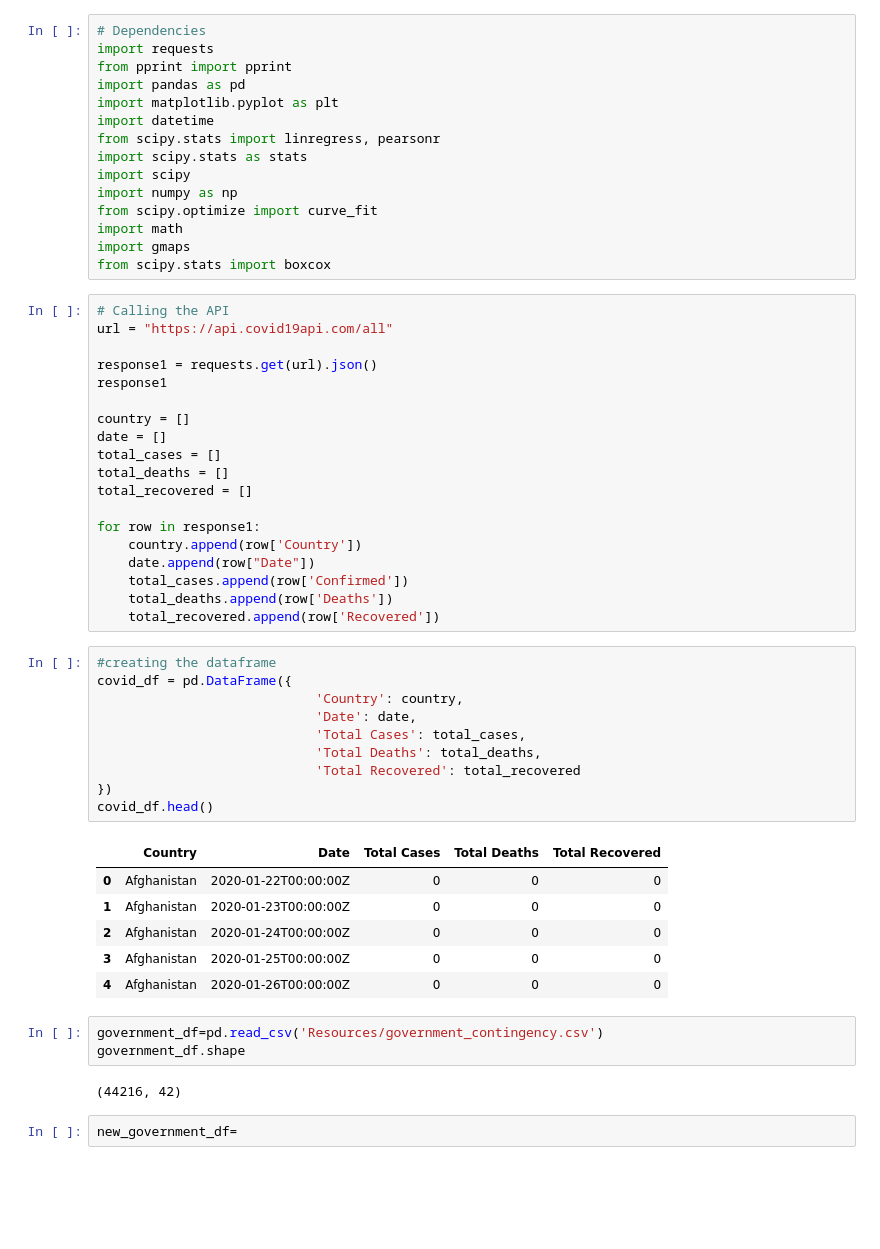
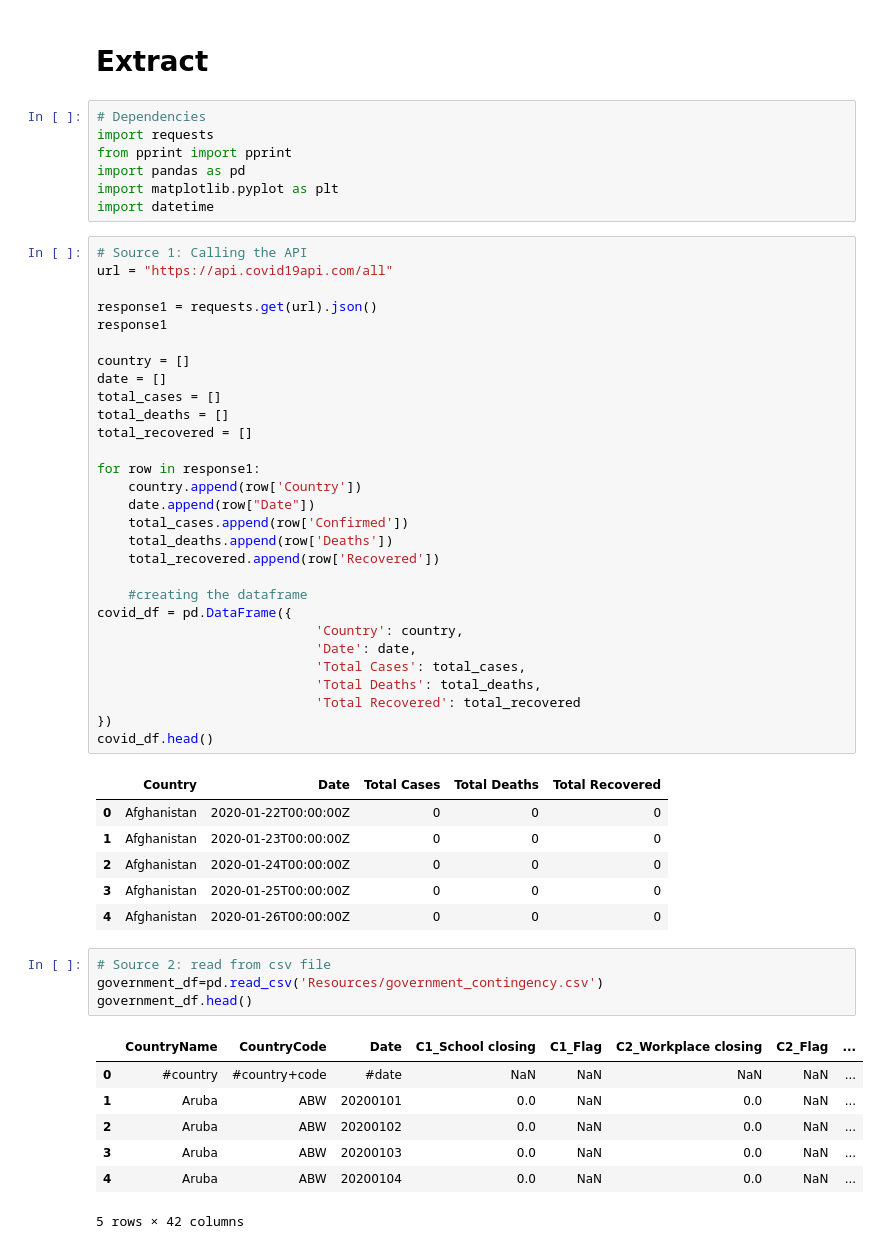
Before and after one commit to darrenlefort/ETL-Project, a Jupyter notebook: ETL PROJECT.ipynb, the cells around one changed output. Drawn from its saved outputs; the diff is of its cells as text; blank space fills up the shorter version.

```diff
--- a/ETL PROJECT.ipynb
+++ b/ETL PROJECT.ipynb
@@ -1,3 +1,5 @@
+# %% [markdown]
+# Extract
 # %%
 # Dependencies
 import requests
@@ -5,16 +7,8 @@ from pprint import pprint
 import pandas as pd
 import matplotlib.pyplot as plt
 import datetime
-from scipy.stats import linregress, pearsonr
-import scipy.stats as stats
-import scipy
-import numpy as np
-from scipy.optimize import curve_fit
-import math
-import gmaps
-from scipy.stats import boxcox
 # %%
-# Calling the API
+# Source 1: Calling the API
 url = "https://api.covid19api.com/all"
 
 response1 = requests.get(url).json()
@@ -32,27 +26,32 @@ for row in response1:
     total_cases.append(row['Confirmed'])
     total_deaths.append(row['Deaths'])
     total_recovered.append(row['Recovered'])
+
+    #creating the dataframe
+covid_df = pd.DataFrame({
+                            'Country': country,
+                            'Date': date,
+                            'Total Cases': total_cases,
+                            'Total Deaths': total_deaths,
+                            'Total Recovered': total_recovered
+})
+covid_df.head()
+# %% [output]
+|  | Country | Date | Total Cases | Total Deaths | Total Recovered |
+| 0 | Afghanistan | 2020-01-22T00:00:00Z | 0 | 0 | 0 |
+| 1 | Afghanistan | 2020-01-23T00:00:00Z | 0 | 0 | 0 |
+| 2 | Afghanistan | 2020-01-24T00:00:00Z | 0 | 0 | 0 |
+| 3 | Afghanistan | 2020-01-25T00:00:00Z | 0 | 0 | 0 |
+| 4 | Afghanistan | 2020-01-26T00:00:00Z | 0 | 0 | 0 |
-# %%
-#creating the dataframe
-covid_df = pd.DataFrame({
-                            'Country': country,
-                            'Date': date,
-                            'Total Cases': total_cases,
-                            'Total Deaths': total_deaths,
-                            'Total Recovered': total_recovered
-})
-covid_df.head()
-# %% [output]
-|  | Country | Date | Total Cases | Total Deaths | Total Recovered |
-| 0 | Afghanistan | 2020-01-22T00:00:00Z | 0 | 0 | 0 |
-| 1 | Afghanistan | 2020-01-23T00:00:00Z | 0 | 0 | 0 |
-| 2 | Afghanistan | 2020-01-24T00:00:00Z | 0 | 0 | 0 |
-| 3 | Afghanistan | 2020-01-25T00:00:00Z | 0 | 0 | 0 |
-| 4 | Afghanistan | 2020-01-26T00:00:00Z | 0 | 0 | 0 |
 # %%
+# Source 2: read from csv file
 government_df=pd.read_csv('Resources/government_contingency.csv')
-government_df.shape
+government_df.head()
 # %% [output]
+|  | CountryName | CountryCode | Date | C1_School closing | C1_Flag | C2_Workplace closing | C2_Flag | ... |
+| 0 | #country | #country+code | #date | NaN | NaN | NaN | NaN | ... |
+| 1 | Aruba | ABW | 20200101 | 0.0 | NaN | 0.0 | NaN | ... |
+| 2 | Aruba | ABW | 20200102 | 0.0 | NaN | 0.0 | NaN | ... |
+| 3 | Aruba | ABW | 20200103 | 0.0 | NaN | 0.0 | NaN | ... |
+| 4 | Aruba | ABW | 20200104 | 0.0 | NaN | 0.0 | NaN | ... |
-(44216, 42)
+5 rows × 42 columns
-# %%
-new_government_df=
```
Also changed, not shown: parts of 8 cells of this notebook, 3 other files.
